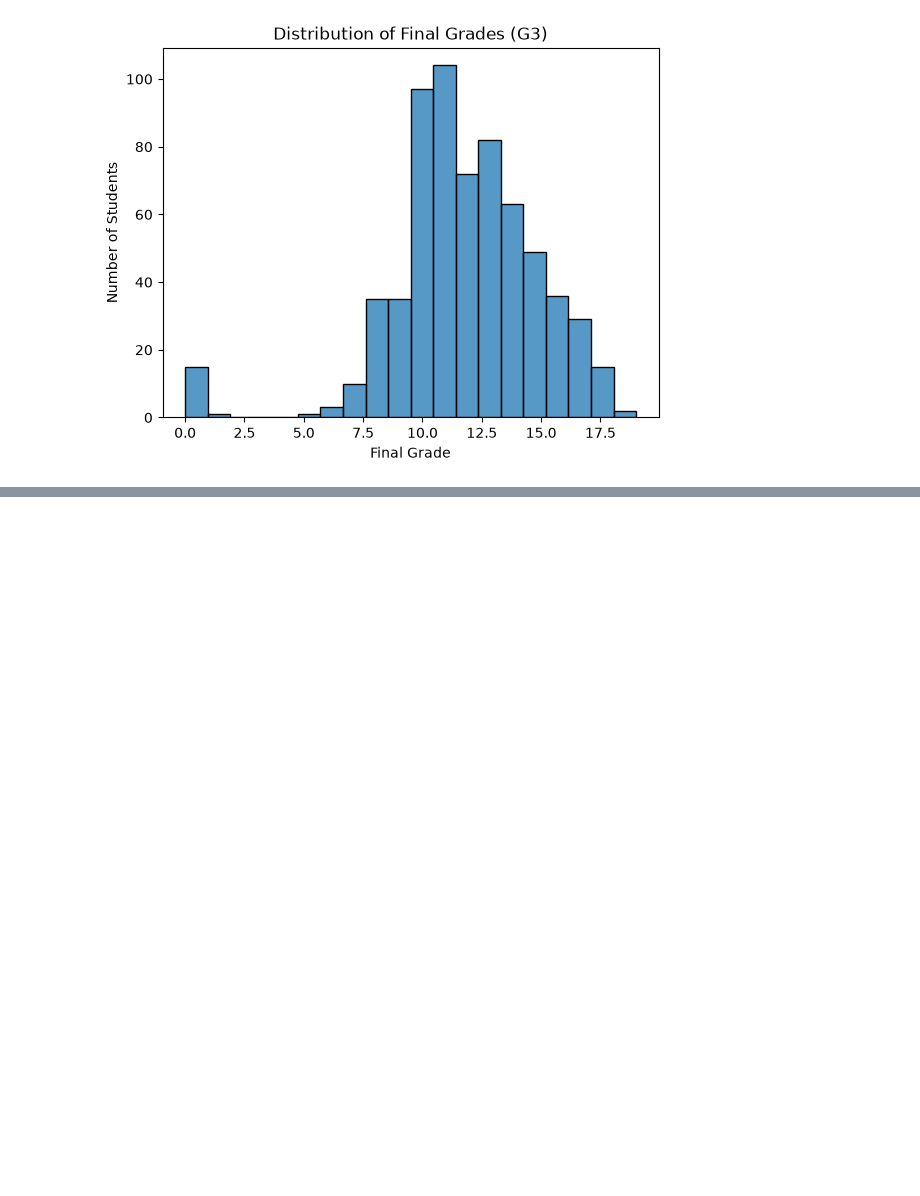
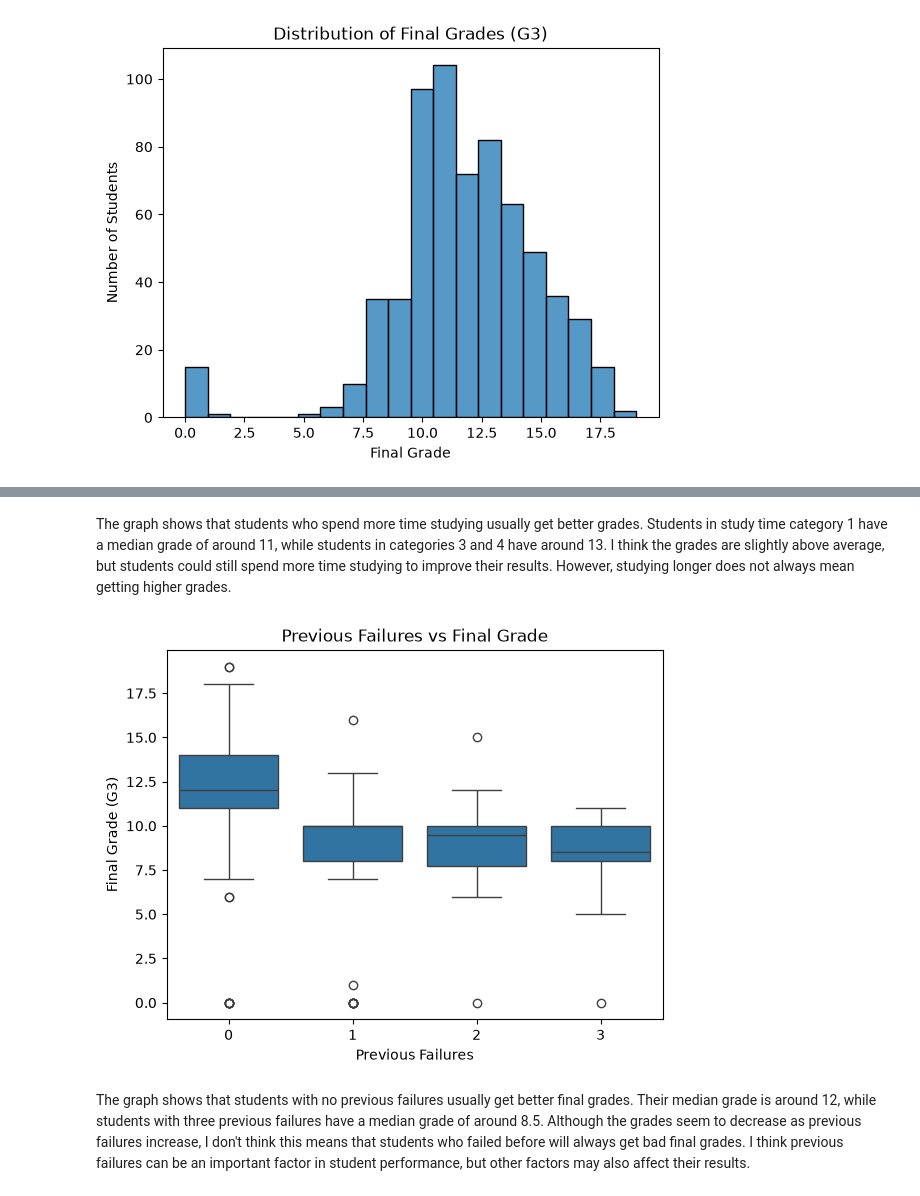
Before and after one commit to 2026441-dotcom/Machine-Learning, a Jupyter notebook: Sugarjav Dorjsuren Machine Learninggg.ipynb, the cells around one changed output, grey strips where cells are left out. Drawn from its saved outputs; the diff is of its cells as text; code cells hidden in the pictures; blank space fills up the shorter version.

```diff
--- a/Sugarjav Dorjsuren Machine Learninggg.ipynb
+++ b/Sugarjav Dorjsuren Machine Learninggg.ipynb
@@ -112,0 +124,13 @@ plt.show()
+# %% [markdown]
+The graph shows that students who spend more time studying usually get better grades. Students in study time category 1 have a median grade of around 11, while students in categories 3 and 4 have around 13. I think the grades are slightly above average, but students could still spend more time studying to improve their results. However, studying longer does not always mean getting higher grades.
+# %%
+sns.boxplot(data=df, x="failures", y="G3")
+
+plt.title("Previous Failures vs Final Grade")
+plt.xlabel("Previous Failures")
+plt.ylabel("Final Grade (G3)")
+plt.show()
+# %% [output]
+[figure, added]
+# %% [markdown]
+The graph shows that students with no previous failures usually get better final grades. Their median grade is around 12, while students with three previous failures have a median grade of around 8.5. Although the grades seem to decrease as previous failures increase, I don't think this means that students who failed before will always get bad final grades. I think previous failures can be an important factor in student performance, but other factors may also affect their results.
```
Also changed, not shown: parts of 2 cells of this notebook.
